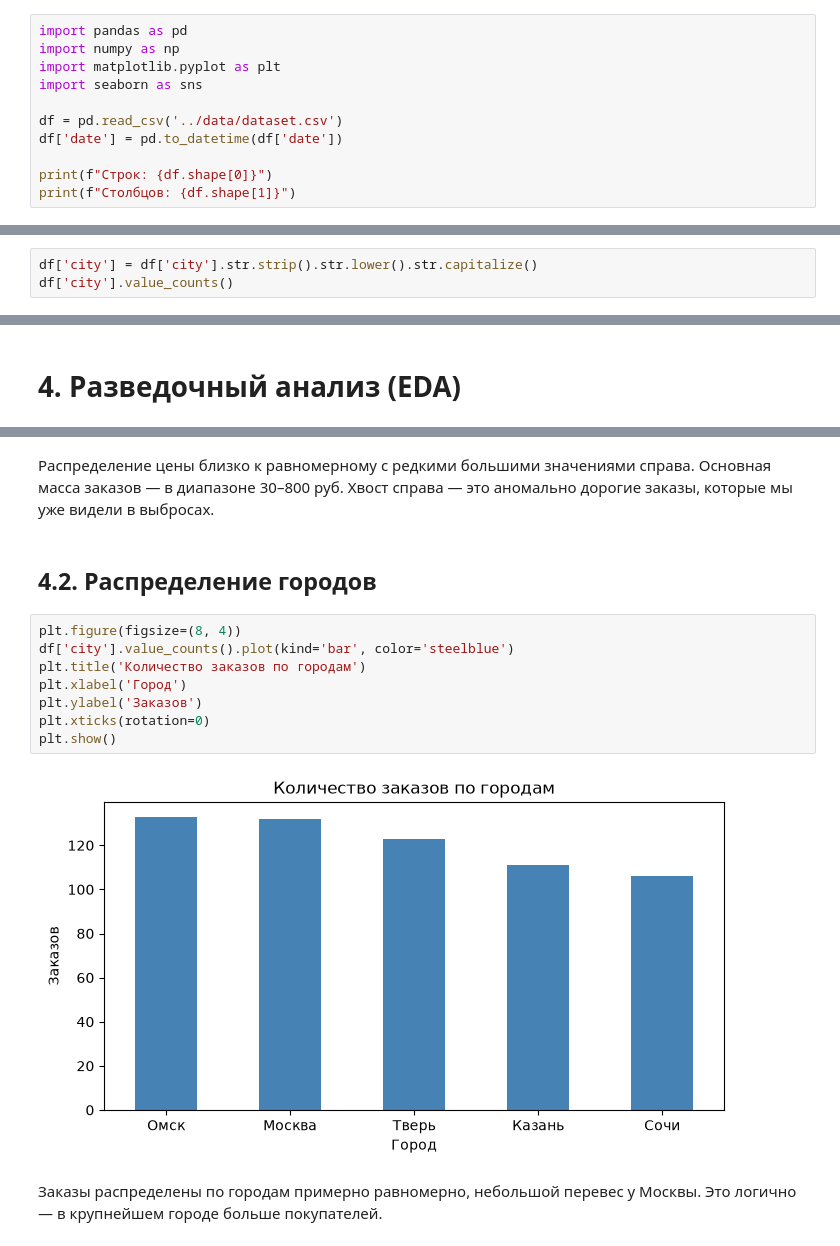
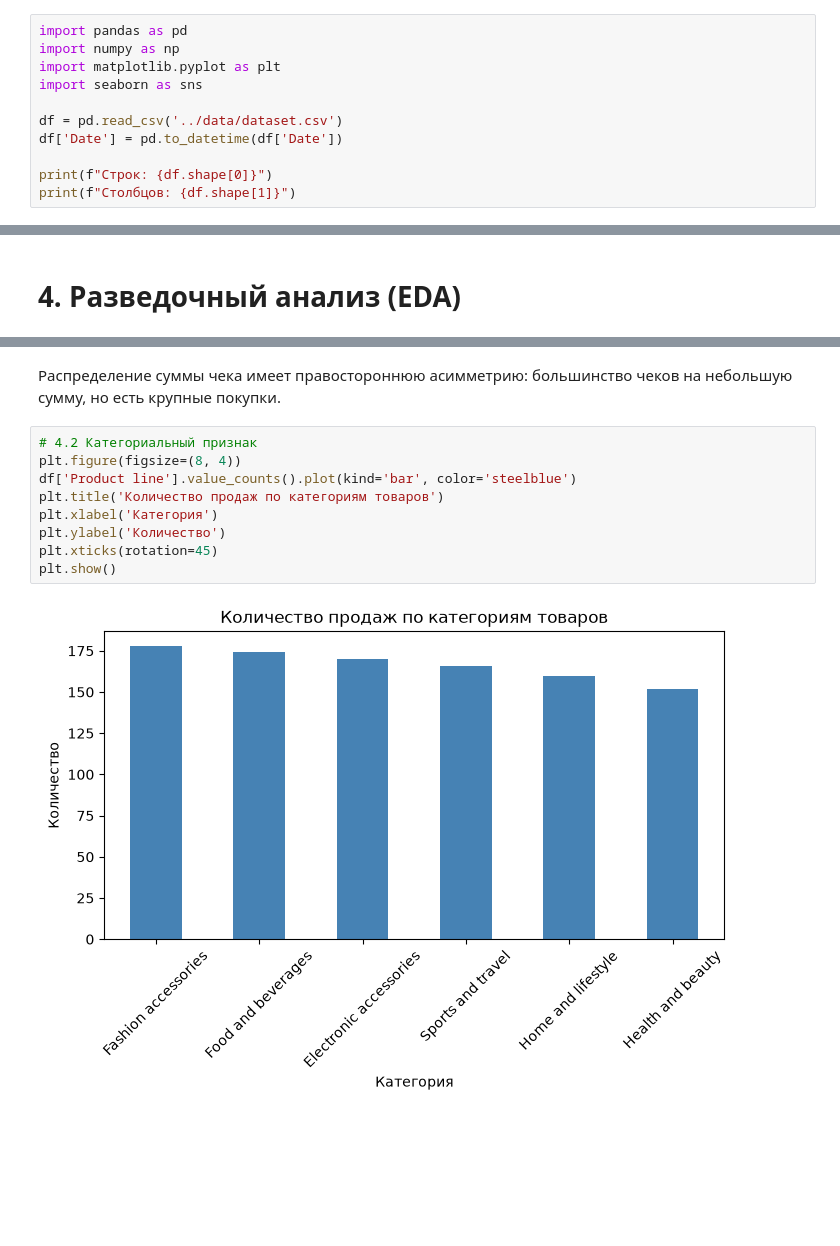
Before and after one commit to cik933758/lab1-data-quality, a Jupyter notebook: notebooks/01_data_understanding.ipynb, the cells around one changed output, grey strips where cells are left out. Drawn from its saved outputs; the diff is of its cells as text; blank space fills up the shorter version.

```diff
--- a/notebooks/01_data_understanding.ipynb
+++ b/notebooks/01_data_understanding.ipynb
@@ -19,7 +19,7 @@ import matplotlib.pyplot as plt
 import seaborn as sns
 
 df = pd.read_csv('../data/dataset.csv')
-df['date'] = pd.to_datetime(df['date'])
+df['Date'] = pd.to_datetime(df['Date'])
 
 print(f"Строк: {df.shape[0]}")
 print(f"Столбцов: {df.shape[1]}")
@@ -152,4 +149 @@ product
 Name: count, dtype: int64
-# %%
-df['city'] = df['city'].str.strip().str.lower().str.capitalize()
-df['city'].value_counts()
@@ -222,16 +193,13 @@ plt.show()
-# %% [markdown]
-Распределение цены близко к равномерному с редкими большими значениями справа. Основная масса заказов — в диапазоне 30–800 руб. Хвост справа — это аномально дорогие заказы, которые мы уже видели в выбросах.
-# %% [markdown]
-## 4.2. Распределение городов
+# %% [markdown]
+Распределение суммы чека имеет правостороннюю асимметрию: большинство чеков на небольшую сумму, но есть крупные покупки.
 # %%
+# 4.2 Категориальный признак
 plt.figure(figsize=(8, 4))
-df['city'].value_counts().plot(kind='bar', color='steelblue')
-plt.title('Количество заказов по городам')
-plt.xlabel('Город')
-plt.ylabel('Заказов')
-plt.xticks(rotation=0)
+df['Product line'].value_counts().plot(kind='bar', color='steelblue')
+plt.title('Количество продаж по категориям товаров')
+plt.xlabel('Категория')
+plt.ylabel('Количество')
+plt.xticks(rotation=45)
 plt.show()
 # %% [output]
-[figure, old version]
+[figure, new version]
-# %% [markdown]
-Заказы распределены по городам примерно равномерно, небольшой перевес у Москвы. Это логично — в крупнейшем городе больше покупателей.
```
Also changed, not shown: parts of 32 cells of this notebook.
